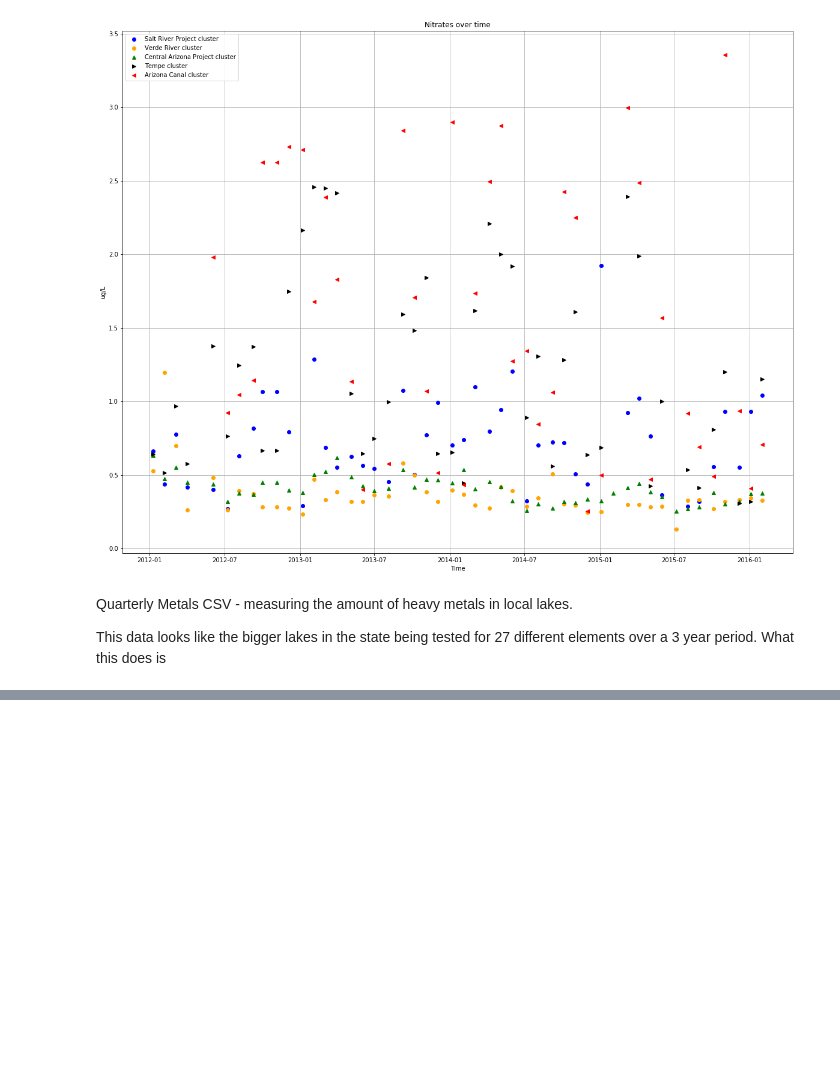
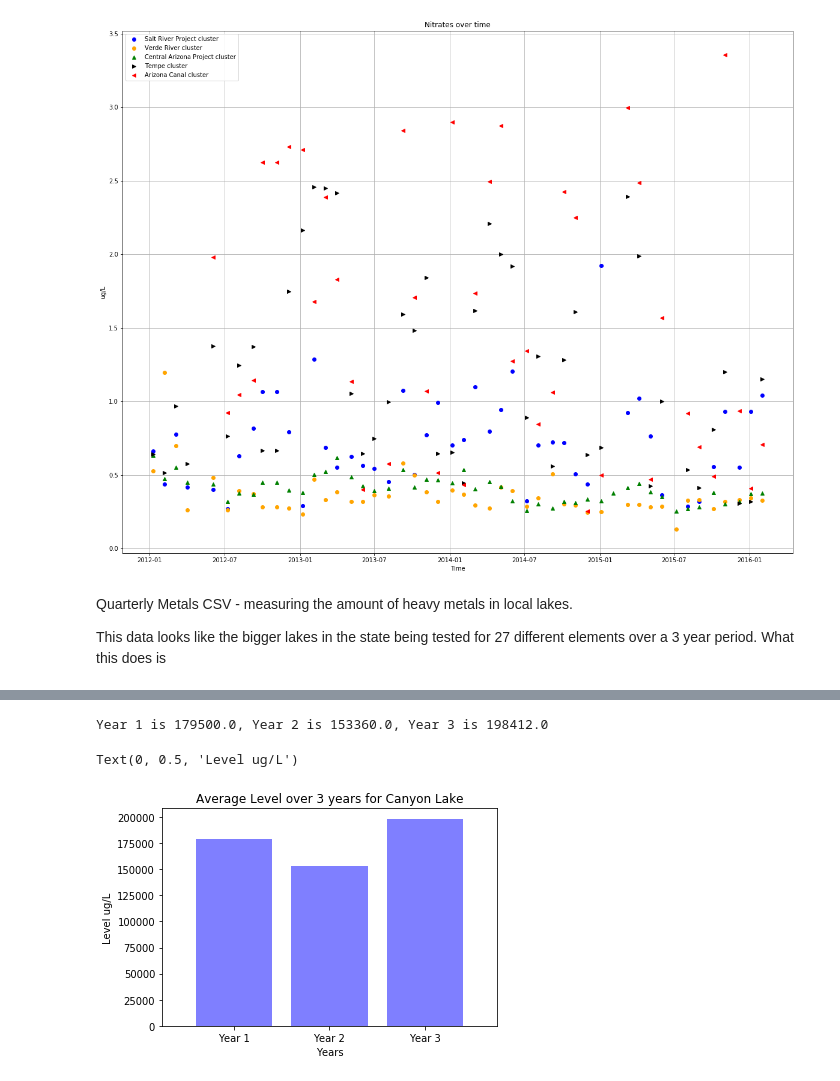
Before and after one commit to briantparish/waterQualityProject, a Jupyter notebook: Project1.ipynb, the cells around one changed output, grey strips where cells are left out. Drawn from its saved outputs; the diff is of its cells as text; code cells hidden in the pictures; blank space fills up the shorter version.

```diff
--- a/Project1.ipynb
+++ b/Project1.ipynb
@@ -375,0 +376,60 @@ dtype: float64
+# %%
+# "7Li":"Lithium"
+# "9Be":"Beryllium"      "52Cr":"Chromium"    "82Se":"Selenium"       "138Ba":"Barium"
+# "23Na":"Sodium"        "52Cr":"Chromium"    "95Mo":"Molydenum"      "202Hg":"Mercury"
+# "24Mg":"Magnesium"     "55Mn":"Manganese"   "107Ag":"Silver"        "208Pb":"Lead"
+# "27Al":"Aluminum"      "56Fe":"Iron",       "59Co":"Cobalt"         "238U":"Uranium"
+# "39k":"Potassium"     "60Ni":"Nickel"       "111Cd":"Cadmium"
+# "44Ca":"Calcium"      "65Cu":"Copper"       "115In":"Indium"
+# "51V":"Vanadium"      "75As":"Arsenic"      "121Sb":"Antimony"
+
+# roos_y1   apache_y1   canyon_y1
+# roos_y2   apache_y2   canyon_y2
+# roos_y3   apache_y3   canyon_y3
+
+
+substance_y1 = metals_name_full.loc[metals_name_full["date"] <= "2013-08-07"]
+substance_y2 = metals_name_full.loc[(metals_name_full["date"] >= "2013-11-06") & (metals_name_full["date"] <= "2014-08-05")]
+substance_y3 = metals_name_full.loc[metals_name_full["date"] > "2014-08-05"]
+
+#results = metals_name_full[substance]
+
+# Set the lake/year and column
+
+substance1 = canyon_y1["Sodium"].mean()
+substance2 = canyon_y2["Sodium"].mean()
+substance3 = canyon_y3["Sodium"].mean()
+print(f'Year 1 is {substance1}, Year 2 is {substance2}, Year 3 is {substance3}')
+
+# set lake for title
+can = "Canyon Lake"
+roo = "Roosevelt Lake"
+apa = "Apache Lake"
+lake = can
+
+# Create an array that contains the number of users each language has
+substance = [substance1, substance2, substance3]
+x_axis = ["Year 1", "Year 2", "Year 3"]
+
+# Users is our y axis and x_axis is, of course, our x axis
+# We apply align="edge" to ensure our bars line up with our tick marks
+plt.bar(x_axis, substance, color='b', alpha=0.5, align="center")
+
+# Tell matplotlib where we would like to place each of our x axis headers
+#tick_locations = [value for value in x_axis]
+#plt.xticks(tick_locations, ["Year 1", "Year 2", "Year 3"])
+
+# Sets the x limits of the current chart
+plt.xlim(-0.75, len(x_axis)-0.25)
+
+# Sets the y limits of the current chart
+plt.ylim(0, max(substance)+10000)
+
+# Give our chart some labels and a tile
+plt.title(f"Average Level over 3 years for {lake}")
+plt.xlabel("Years")
+plt.ylabel("Level ug/L")
+# %% [output]
+Year 1 is 179500.0, Year 2 is 153360.0, Year 3 is 198412.0
+Text(0, 0.5, 'Level ug/L')
+[figure, added]
```
Also changed, not shown: parts of 10 cells of this notebook.
